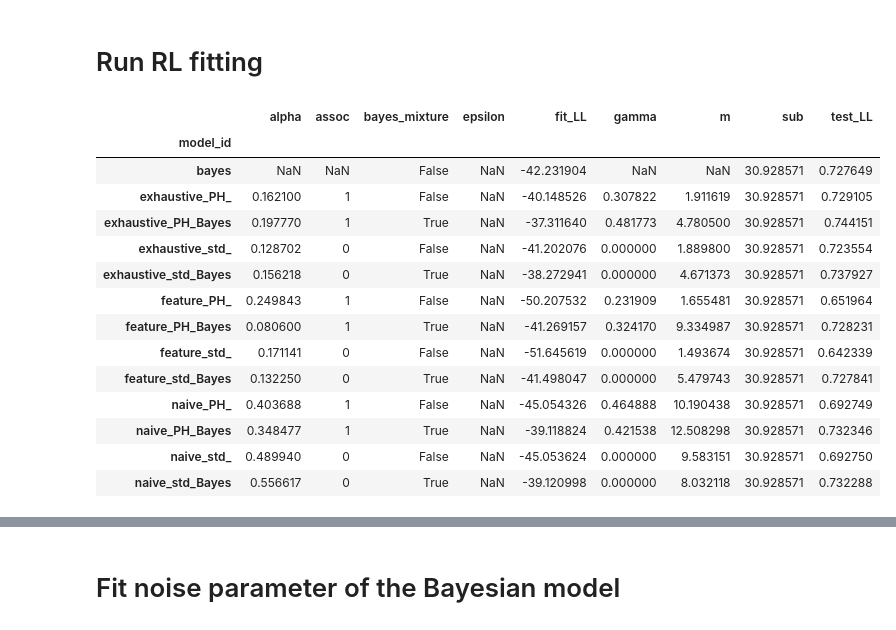
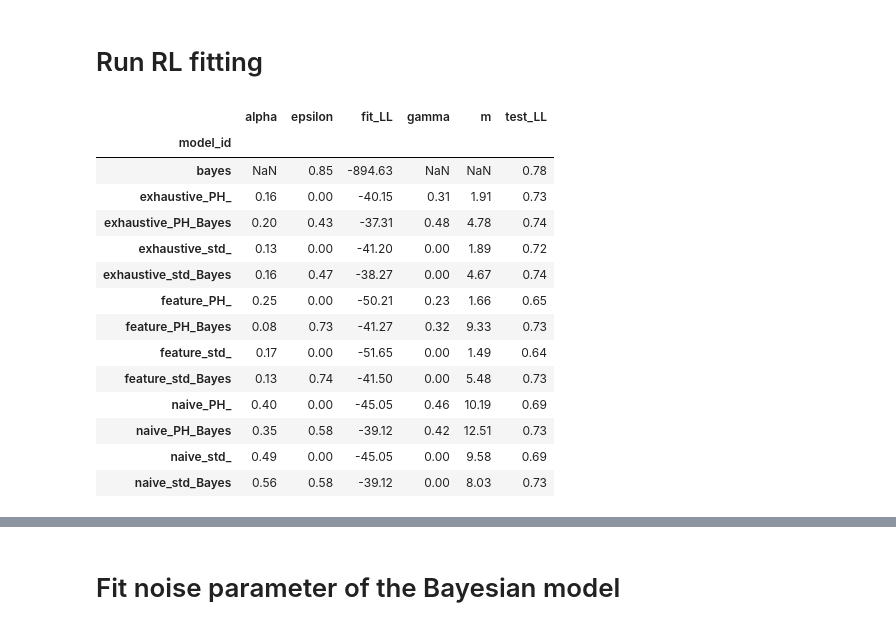
Before and after one commit to iancballard/rule_learning, a Jupyter notebook: model_fitting_predictive_LL.ipynb, the cells around one changed output, grey strips where cells are left out. Saved outputs shown, nothing was run; the diff lists cells and outputs as text; code cells hidden in the pictures.

```diff
--- a/model_fitting_predictive_LL.ipynb
+++ b/model_fitting_predictive_LL.ipynb
@@ -357,6 +347,7 @@ for sub in sub_list:
 #     import scipy.stats
 # dview.map_sync(fit_model,in_tuples)
 # %%
+#load RL results
 results_df = []
 for in_tuple in in_tuples:
     sub, state_rep, assoc, bayes_mixture = in_tuple
@@ -364,3 +355,22 @@ for in_tuple in in_tuples:
     sub_results = pd.read_csv(out_f)
     results_df.append(sub_results.copy())
 results_df = pd.concat(results_df)
+
+#rename
+assoc_map = {True:'PH',False:'std','':''}
+bayes_map = {True:'Bayes',False:'','':''}
+
+results_df['model_id'] = [x + '_' + assoc_map[y] + '_' + bayes_map[z] for x,y,z in zip(results_df['model'],
+                                                                                         results_df['assoc'],
+                                                                                         results_df['bayes_mixture'])]
+
+#load bayes results
+bayes_results = []
+for sub in sub_list:
+    out_f = op.abspath('../model_fitting/' + '_'.join([sub,'bayes']) + '_nofit.csv')
+    sub_results = pd.read_csv(out_f)
+    bayes_results.append(sub_results.copy())
+bayes_results = pd.concat(bayes_results)
+bayes_results['model_id'] = 'bayes'
+bayes_results['bayes_mixture'] = False
+results_df = pd.concat([results_df,bayes_results])
@@ -374,19 +377,21 @@ results_df['model_id'] = [x + '_' + assoc_map[y] + '_' + bayes_map[z] for x,y,z
 # %%
-results_df.to_csv(home_dir + 'predictie_LL_results.csv',index = False)
-results_df.groupby('model_id').mean()
+results_df.to_csv(home_dir + 'predictive_LL_results.csv',index = False)
+summary_df = results_df.groupby('model_id').mean().reset_index()
+summary_df = summary_df[['model_id','alpha','epsilon','fit_LL','gamma','m','test_LL']]
+summary_df.set_index('model_id').round(2)
 # %% [output]
-|  | alpha | assoc | bayes_mixture | epsilon | fit_LL | gamma | m | sub | test_LL |
-| model_id |  |  |  |  |  |  |  |  |  |
-| bayes | NaN | NaN | False | NaN | -42.231904 | NaN | NaN | 30.928571 | 0.727649 |
-| exhaustive_PH_ | 0.162100 | 1 | False | NaN | -40.148526 | 0.307822 | 1.911619 | 30.928571 | 0.729105 |
-| exhaustive_PH_Bayes | 0.197770 | 1 | True | NaN | -37.311640 | 0.481773 | 4.780500 | 30.928571 | 0.744151 |
-| exhaustive_std_ | 0.128702 | 0 | False | NaN | -41.202076 | 0.000000 | 1.889800 | 30.928571 | 0.723554 |
-| exhaustive_std_Bayes | 0.156218 | 0 | True | NaN | -38.272941 | 0.000000 | 4.671373 | 30.928571 | 0.737927 |
-| feature_PH_ | 0.249843 | 1 | False | NaN | -50.207532 | 0.231909 | 1.655481 | 30.928571 | 0.651964 |
-| feature_PH_Bayes | 0.080600 | 1 | True | NaN | -41.269157 | 0.324170 | 9.334987 | 30.928571 | 0.728231 |
-| feature_std_ | 0.171141 | 0 | False | NaN | -51.645619 | 0.000000 | 1.493674 | 30.928571 | 0.642339 |
-| feature_std_Bayes | 0.132250 | 0 | True | NaN | -41.498047 | 0.000000 | 5.479743 | 30.928571 | 0.727841 |
-| naive_PH_ | 0.403688 | 1 | False | NaN | -45.054326 | 0.464888 | 10.190438 | 30.928571 | 0.692749 |
-| naive_PH_Bayes | 0.348477 | 1 | True | NaN | -39.118824 | 0.421538 | 12.508298 | 30.928571 | 0.732346 |
-| naive_std_ | 0.489940 | 0 | False | NaN | -45.053624 | 0.000000 | 9.583151 | 30.928571 | 0.692750 |
-| naive_std_Bayes | 0.556617 | 0 | True | NaN | -39.120998 | 0.000000 | 8.032118 | 30.928571 | 0.732288 |
+|  | alpha | epsilon | fit_LL | gamma | m | test_LL |
+| model_id |  |  |  |  |  |  |
+| bayes | NaN | 0.85 | -894.63 | NaN | NaN | 0.78 |
+| exhaustive_PH_ | 0.16 | 0.00 | -40.15 | 0.31 | 1.91 | 0.73 |
+| exhaustive_PH_Bayes | 0.20 | 0.43 | -37.31 | 0.48 | 4.78 | 0.74 |
+| exhaustive_std_ | 0.13 | 0.00 | -41.20 | 0.00 | 1.89 | 0.72 |
+| exhaustive_std_Bayes | 0.16 | 0.47 | -38.27 | 0.00 | 4.67 | 0.74 |
+| feature_PH_ | 0.25 | 0.00 | -50.21 | 0.23 | 1.66 | 0.65 |
+| feature_PH_Bayes | 0.08 | 0.73 | -41.27 | 0.32 | 9.33 | 0.73 |
+| feature_std_ | 0.17 | 0.00 | -51.65 | 0.00 | 1.49 | 0.64 |
+| feature_std_Bayes | 0.13 | 0.74 | -41.50 | 0.00 | 5.48 | 0.73 |
+| naive_PH_ | 0.40 | 0.00 | -45.05 | 0.46 | 10.19 | 0.69 |
+| naive_PH_Bayes | 0.35 | 0.58 | -39.12 | 0.42 | 12.51 | 0.73 |
+| naive_std_ | 0.49 | 0.00 | -45.05 | 0.00 | 9.58 | 0.69 |
+| naive_std_Bayes | 0.56 | 0.58 | -39.12 | 0.00 | 8.03 | 0.73 |
```
Also changed, not shown: parts of 33 cells of this notebook.
